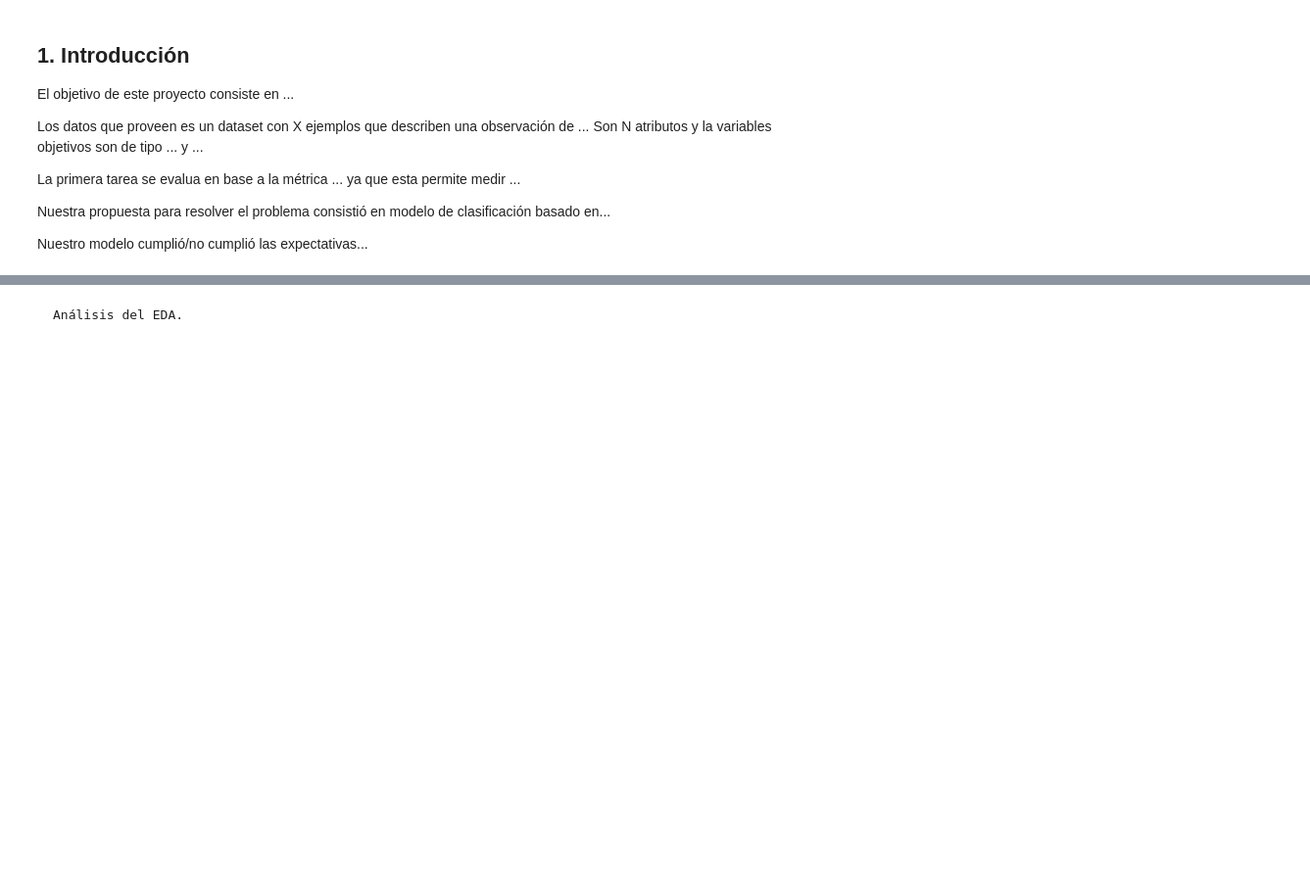
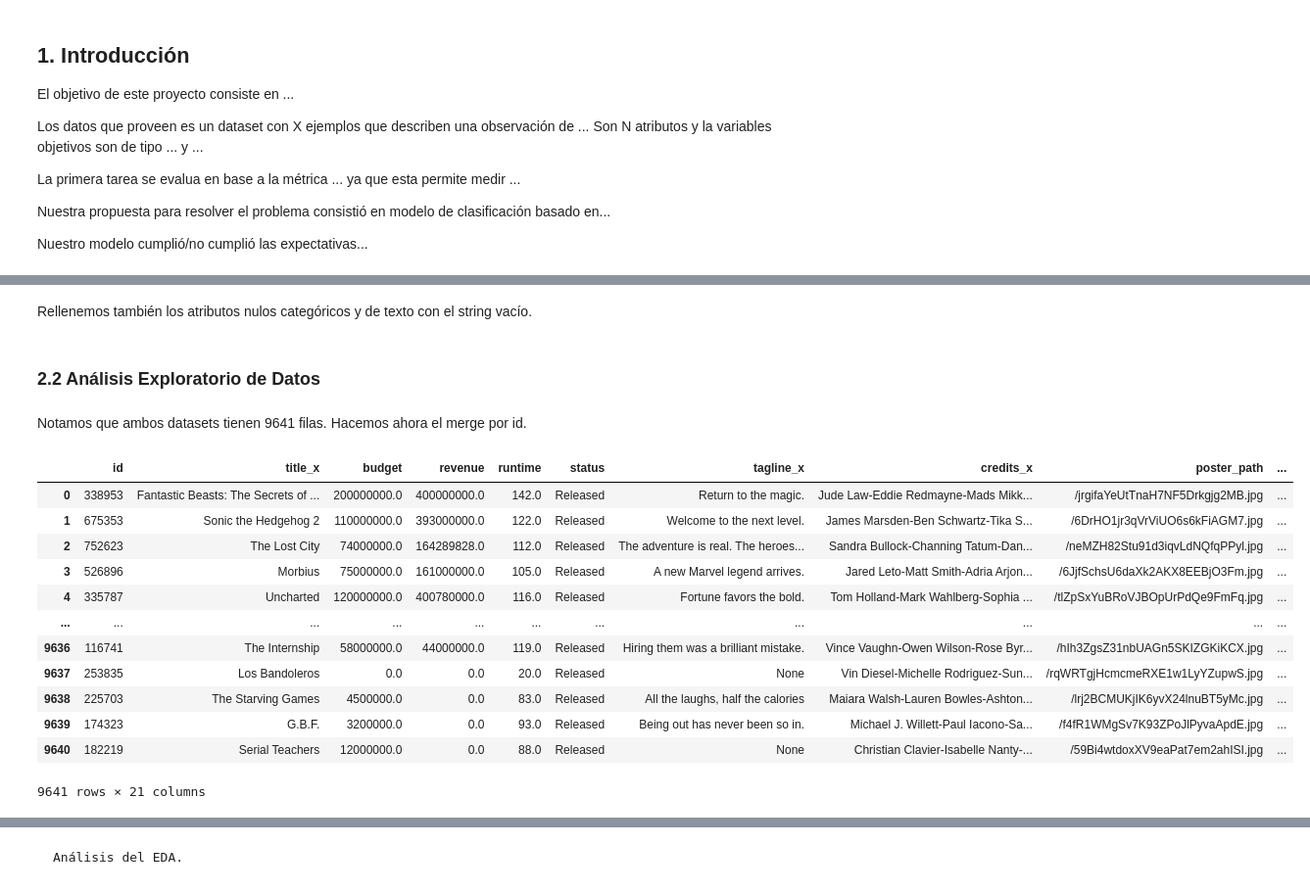
Before and after one commit to matiasvergaras/MDS7201, a Jupyter notebook: Proyecto/Proyecto_enunciado.ipynb, the cells around one changed output, grey strips where cells are left out. Shown at 98% size. Cells and saved outputs as stored; diff of their text form; code cells hidden in the pictures; blank space fills up the shorter version.

```diff
--- a/Proyecto/Proyecto_enunciado.ipynb
+++ b/Proyecto/Proyecto_enunciado.ipynb
@@ -332,0 +375,2 @@ Nuestro modelo cumplió/no cumplió las expectativas...
+# %% [markdown]
+Rellenemos también los atributos nulos categóricos y de texto con el string vacío.
@@ -332,0 +383,21 @@ Nuestro modelo cumplió/no cumplió las expectativas...
+# %% [markdown]
+### 2.2 Análisis Exploratorio de Datos
+# %% [markdown]
+Notamos que ambos datasets tienen 9641 filas. Hacemos ahora el merge por id.
+# %%
+train_df = train_numerical.merge(train_text, left_on='id', right_on='id')
+train_df
+# %% [output]
+|  | id | title_x | budget | revenue | runtime | status | tagline_x | credits_x | poster_path | ... |
+| 0 | 338953 | Fantastic Beasts: The Secrets of ... | 200000000.0 | 400000000.0 | 142.0 | Released | Return to the magic. | Jude Law-Eddie Redmayne-Mads Mikk... | /jrgifaYeUtTnaH7NF5Drkgjg2MB.jpg | ... |
+| 1 | 675353 | Sonic the Hedgehog 2 | 110000000.0 | 393000000.0 | 122.0 | Released | Welcome to the next level. | James Marsden-Ben Schwartz-Tika S... | /6DrHO1jr3qVrViUO6s6kFiAGM7.jpg | ... |
+| 2 | 752623 | The Lost City | 74000000.0 | 164289828.0 | 112.0 | Released | The adventure is real. The heroes... | Sandra Bullock-Channing Tatum-Dan... | /neMZH82Stu91d3iqvLdNQfqPPyl.jpg | ... |
+| 3 | 526896 | Morbius | 75000000.0 | 161000000.0 | 105.0 | Released | A new Marvel legend arrives. | Jared Leto-Matt Smith-Adria Arjon... | /6JjfSchsU6daXk2AKX8EEBjO3Fm.jpg | ... |
+| 4 | 335787 | Uncharted | 120000000.0 | 400780000.0 | 116.0 | Released | Fortune favors the bold. | Tom Holland-Mark Wahlberg-Sophia ... | /tlZpSxYuBRoVJBOpUrPdQe9FmFq.jpg | ... |
+| ... | ... | ... | ... | ... | ... | ... | ... | ... | ... | ... |
+| 9636 | 116741 | The Internship | 58000000.0 | 44000000.0 | 119.0 | Released | Hiring them was a brilliant mistake. | Vince Vaughn-Owen Wilson-Rose Byr... | /hIh3ZgsZ31nbUAGn5SKIZGKiKCX.jpg | ... |
+| 9637 | 253835 | Los Bandoleros | 0.0 | 0.0 | 20.0 | Released | None | Vin Diesel-Michelle Rodriguez-Sun... | /rqWRTgjHcmcmeRXE1w1LyYZupwS.jpg | ... |
+| 9638 | 225703 | The Starving Games | 4500000.0 | 0.0 | 83.0 | Released | All the laughs, half the calories | Maiara Walsh-Lauren Bowles-Ashton... | /lrj2BCMUKjIK6yvX24lnuBT5yMc.jpg | ... |
+| 9639 | 174323 | G.B.F. | 3200000.0 | 0.0 | 93.0 | Released | Being out has never been so in. | Michael J. Willett-Paul Iacono-Sa... | /f4fR1WMgSv7K93ZPoJlPyvaApdE.jpg | ... |
+| 9640 | 182219 | Serial Teachers | 12000000.0 | 0.0 | 88.0 | Released | None | Christian Clavier-Isabelle Nanty-... | /59Bi4wtdoxXV9eaPat7em2ahISI.jpg | ... |
+9641 rows × 21 columns
```
Also changed, not shown: parts of 35 cells of this notebook, 1 other file.
